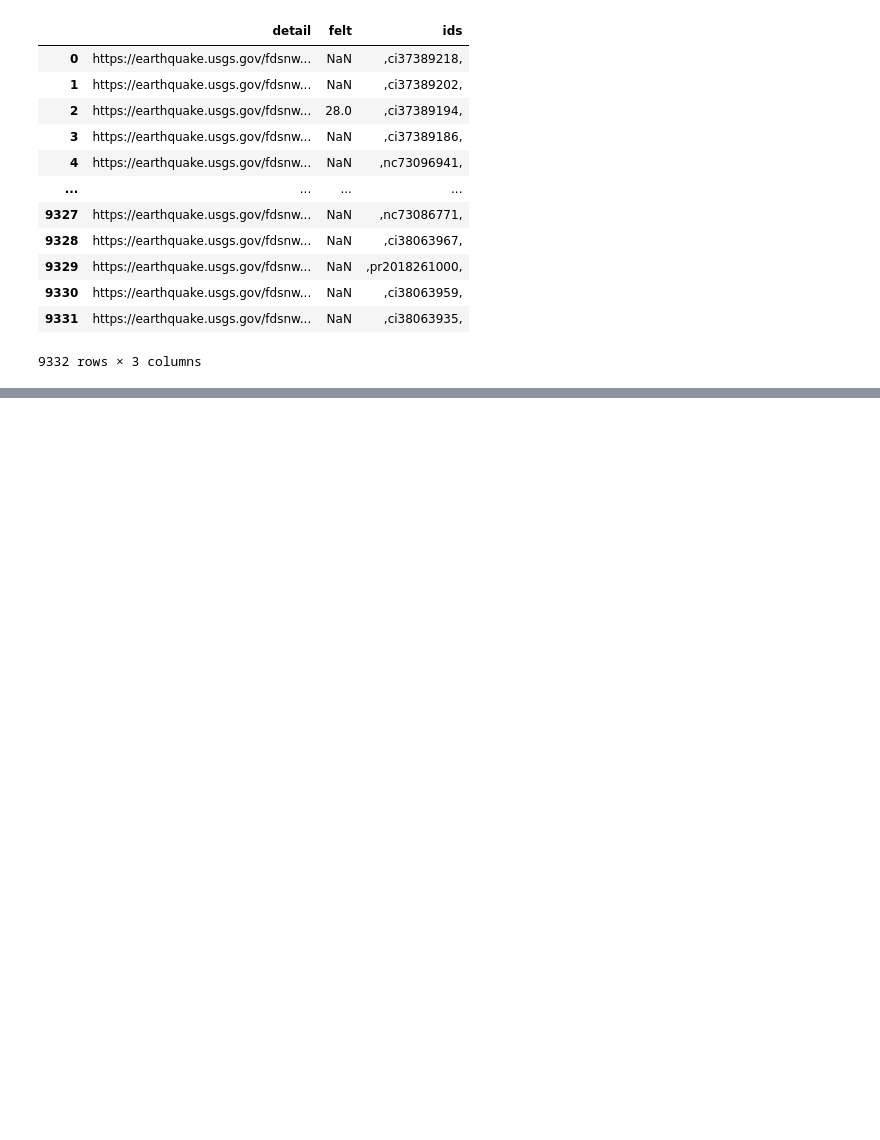
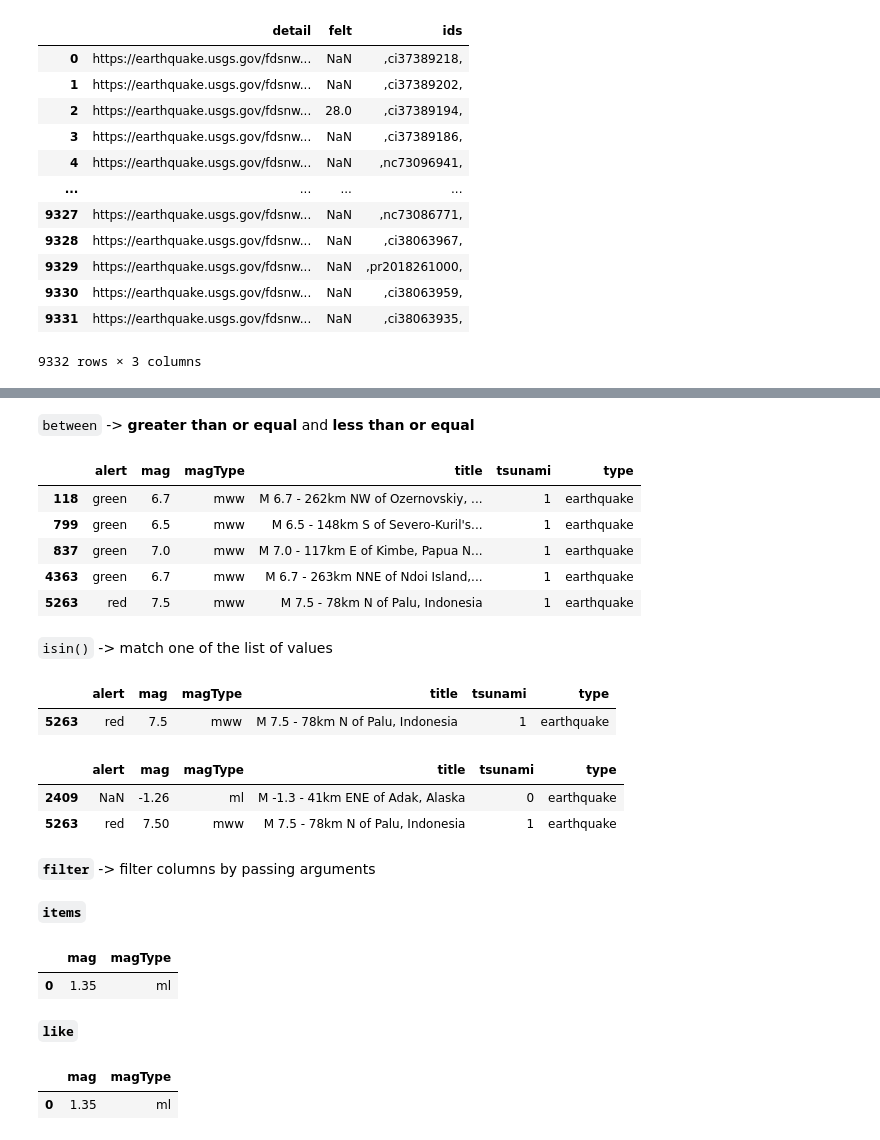
Before and after one commit to nadia-paz/ds-learning, a Jupyter notebook: earthquakes.ipynb, the cells around one changed output, grey strips where cells are left out. Drawn from its saved outputs; the diff is of its cells as text; code cells hidden in the pictures; blank space fills up the shorter version.

Commit message:
add filtering

```diff
--- a/earthquakes.ipynb
+++ b/earthquakes.ipynb
@@ -162,0 +213,51 @@ eq.take([3, 5, 7], axis=1)
+# %% [markdown]
+`between` -> **greater than or equal** and **less than or equal**
+# %%
+# the filter includes both values 6.5 and 7.5 and everything in between
+eq.loc[
+    eq.mag.between(6.5, 7.5),
+    ['alert', 'mag', 'magType', 'title', 'tsunami', 'type']
+]
+# %% [output]
+|  | alert | mag | magType | title | tsunami | type |
+| 118 | green | 6.7 | mww | M 6.7 - 262km NW of Ozernovskiy, ... | 1 | earthquake |
+| 799 | green | 6.5 | mww | M 6.5 - 148km S of Severo-Kuril's... | 1 | earthquake |
+| 837 | green | 7.0 | mww | M 7.0 - 117km E of Kimbe, Papua N... | 1 | earthquake |
+| 4363 | green | 6.7 | mww | M 6.7 - 263km NNE of Ndoi Island,... | 1 | earthquake |
+| 5263 | red | 7.5 | mww | M 7.5 - 78km N of Palu, Indonesia | 1 | earthquake |
+# %% [markdown]
+`isin()` -> match one of the list of values
+# %%
+eq.loc[
+    eq.alert.isin(['orange', 'red']),
+    ['alert', 'mag', 'magType', 'title', 'tsunami', 'type']
+]
+# %% [output]
+|  | alert | mag | magType | title | tsunami | type |
+| 5263 | red | 7.5 | mww | M 7.5 - 78km N of Palu, Indonesia | 1 | earthquake |
+# %%
+# filter by min and max indexes
+eq.loc[
+    [eq.mag.idxmin(), eq.mag.idxmax()],
+    ['alert', 'mag', 'magType', 'title', 'tsunami', 'type']
+]
+# %% [output]
+|  | alert | mag | magType | title | tsunami | type |
+| 2409 | NaN | -1.26 | ml | M -1.3 - 41km ENE of Adak, Alaska | 0 | earthquake |
+| 5263 | red | 7.50 | mww | M 7.5 - 78km N of Palu, Indonesia | 1 | earthquake |
+# %% [markdown]
+**`filter`** -> filter columns by passing arguments
+# %% [markdown]
+**`items`**
+# %%
+eq.filter(items=['mag', 'magType']).head(1)
+# %% [output]
+|  | mag | magType |
+| 0 | 1.35 | ml |
+# %% [markdown]
+**`like`**
+# %%
+eq.filter(like='mag').head(1)
+# %% [output]
+|  | mag | magType |
+| 0 | 1.35 | ml |
```
Also changed, not shown: parts of 30 cells of this notebook.
